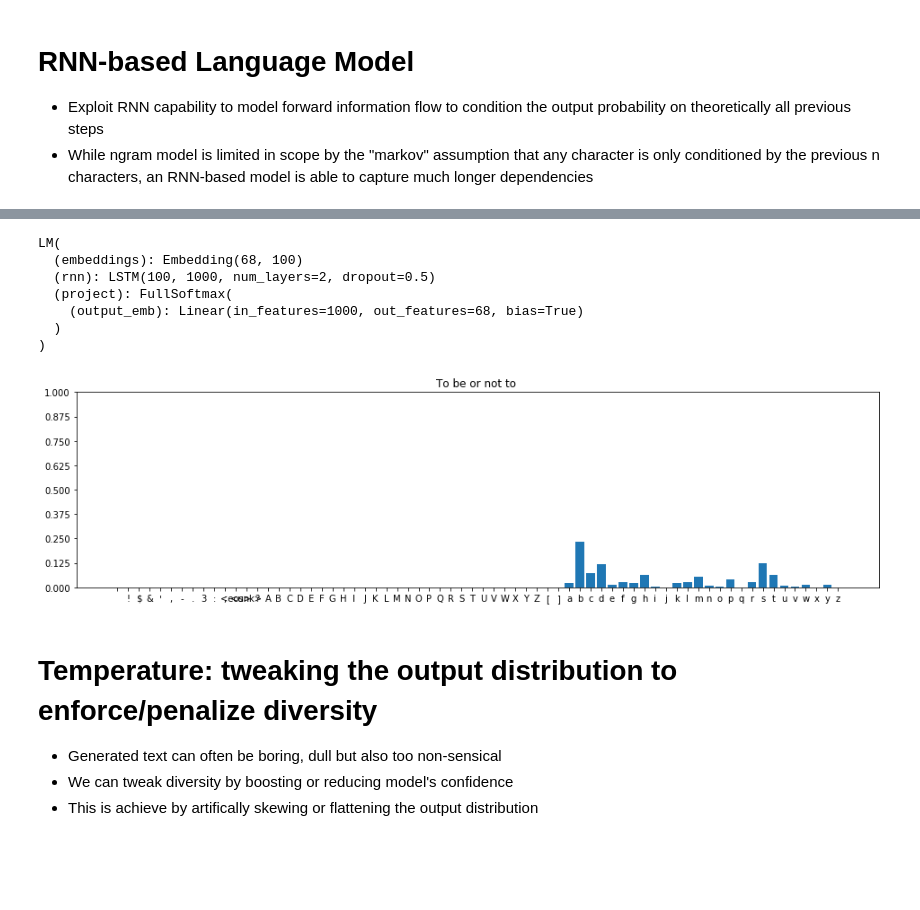
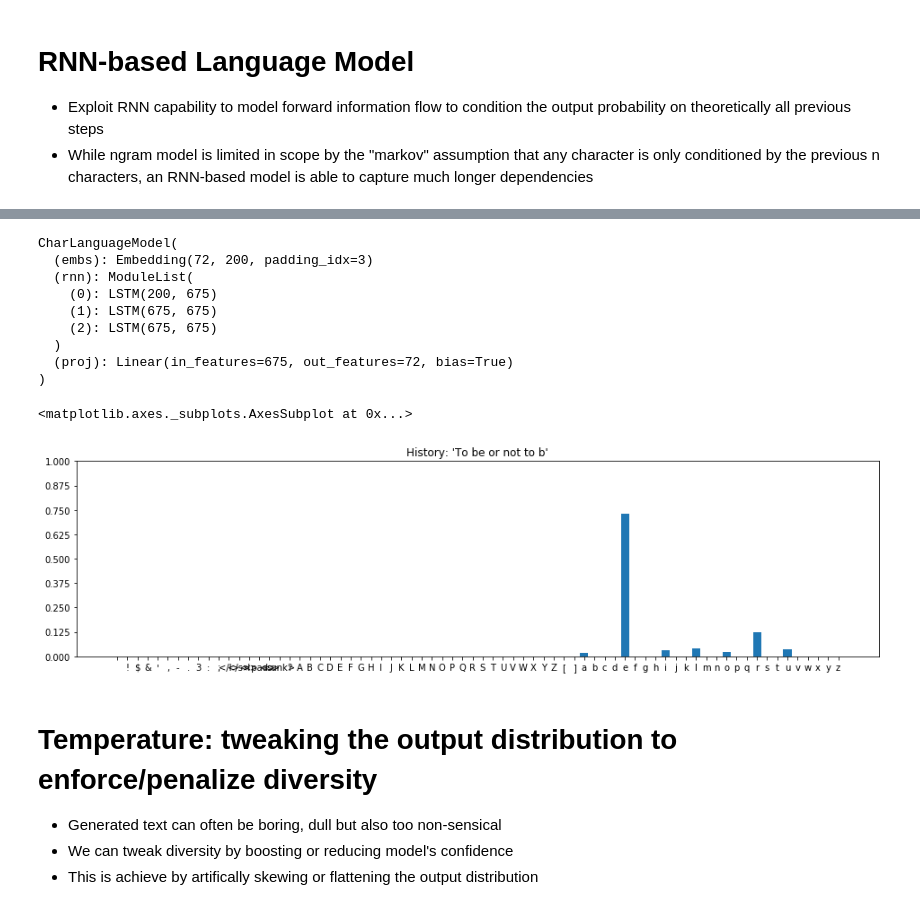
Before and after one commit to emanjavacas/language-model-playground, a Jupyter notebook: IoT.ipynb, the cells around one changed output, grey strips where cells are left out. Drawn from its saved outputs; the diff is of its cells as text; code cells hidden in the pictures; blank space fills up the shorter version.

```diff
--- a/IoT.ipynb
+++ b/IoT.ipynb
@@ -108,27 +110,34 @@ display(SVG('./img/rnnlm.svg'))
 # %%
 # `seqmod` is our custom library to train RNN-based models
 # To run this cell you'll need to make sure you have it
-#   1. clone or download the package from "https://github.com/emanjavacas/seqmod"
+#   1. clone or download the package from "https://github.com/emanjavacas/hierarchical-lm"
 #   2. put it on your python path
-#       import sys; sys.append("/path/to/seqmod/")
-from seqmod.utils import load_model
+#       import sys; sys.path.append("/path/to/hierarchical-lm/")
+path = '/home/manjavacas/code/python/hierarchical-lm/'
+import sys
+if path not in sys.path:
+    sys.path.append(path)
 
-rnnlm = load_model('models/shakespeare-1.8850.pt')
-print(rnnlm)
+from hierarchical_lm import loader
+charlm, encoder = loader.model_loader('models/CharLanguageModel.2019-03-26+10:56:35')
+print(charlm)
 # %% [output]
-LM(
-  (embeddings): Embedding(68, 100)
-  (rnn): LSTM(100, 1000, num_layers=2, dropout=0.5)
-  (project): FullSoftmax(
-    (output_emb): Linear(in_features=1000, out_features=68, bias=True)
+CharLanguageModel(
+  (embs): Embedding(72, 200, padding_idx=3)
+  (rnn): ModuleList(
+    (0): LSTM(200, 675)
+    (1): LSTM(675, 675)
+    (2): LSTM(675, 675)
   )
+  (proj): Linear(in_features=675, out_features=72, bias=True)
 )
 # %%
-prefix = 'To be or not to '
-targets, probs = get_next_probability(rnnlm, prefix) # function from rnn_lm.py to extract the output distribution
-plot_output(targets, probs, prefix)
+prefix = 'To be or not to b'
+targets, probs = charlm.get_next_probability(encoder, [prefix.split()])
+plot_output(targets, probs[0], prefix)
 # %% [output]
+<matplotlib.axes._subplots.AxesSubplot at 0x...>
-[figure, old version]
+[figure, new version]
 # %% [markdown]
 # Temperature: tweaking the output distribution to enforce/penalize diversity
 
```
Also changed, not shown: parts of 15 cells of this notebook, 6 other files.
